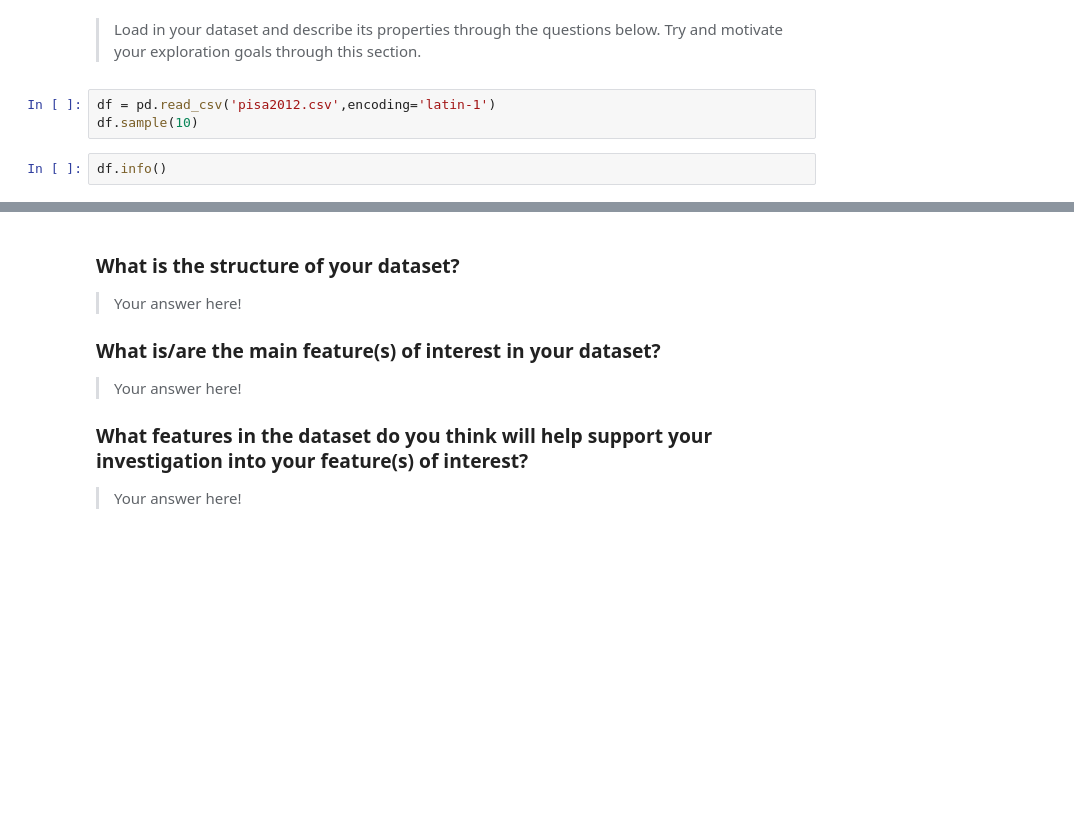
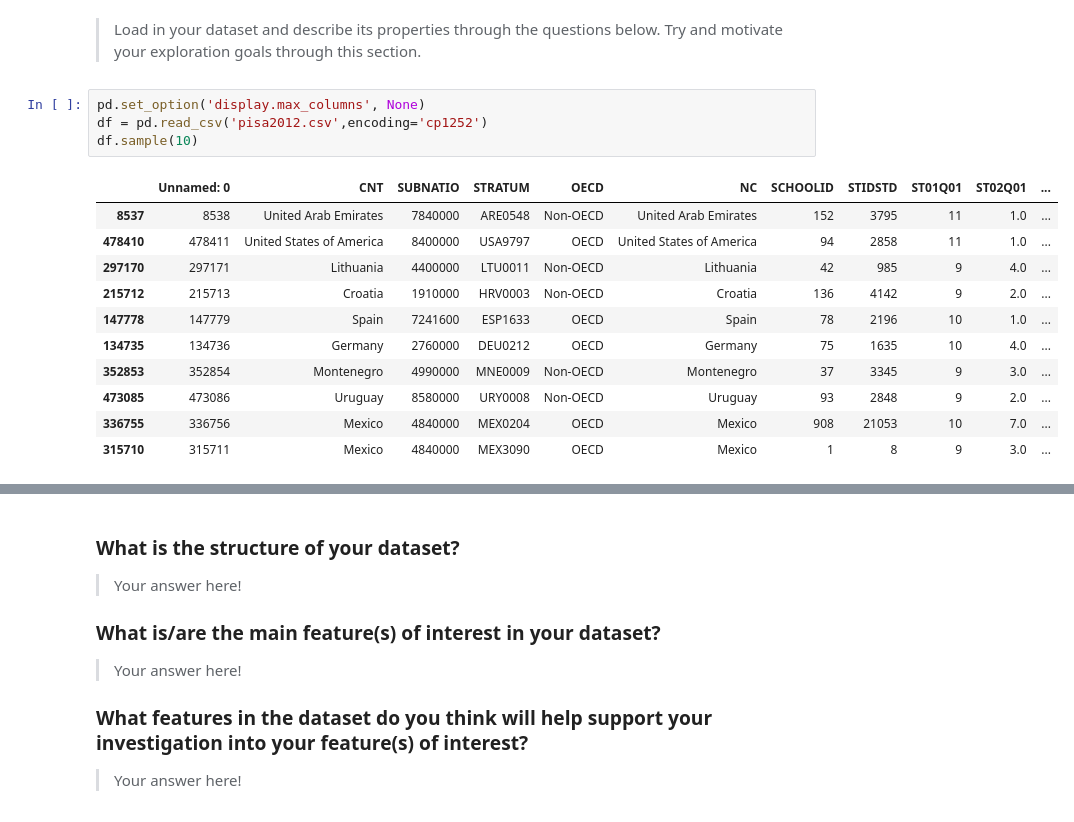
Before and after one commit to gwizamaryse/communicate-data-finding, a Jupyter notebook: exploration_template.ipynb, the cells around one changed output, grey strips where cells are left out. Drawn from its saved outputs; the diff is of its cells as text; blank space fills up the shorter version.

```diff
--- a/exploration_template.ipynb
+++ b/exploration_template.ipynb
@@ -17,7 +17,18 @@ import seaborn as sb
 > Load in your dataset and describe its properties through the questions below.
 Try and motivate your exploration goals through this section.
 # %%
-df = pd.read_csv('pisa2012.csv',encoding='latin-1')
+pd.set_option('display.max_columns', None)
+df = pd.read_csv('pisa2012.csv',encoding='cp1252')
 df.sample(10)
+# %% [output]
+|  | Unnamed: 0 | CNT | SUBNATIO | STRATUM | OECD | NC | SCHOOLID | STIDSTD | ST01Q01 | ST02Q01 | ... |
+| 8537 | 8538 | United Arab Emirates | 7840000 | ARE0548 | Non-OECD | United Arab Emirates | 152 | 3795 | 11 | 1.0 | ... |
+| 478410 | 478411 | United States of America | 8400000 | USA9797 | OECD | United States of America | 94 | 2858 | 11 | 1.0 | ... |
+| 297170 | 297171 | Lithuania | 4400000 | LTU0011 | Non-OECD | Lithuania | 42 | 985 | 9 | 4.0 | ... |
+| 215712 | 215713 | Croatia | 1910000 | HRV0003 | Non-OECD | Croatia | 136 | 4142 | 9 | 2.0 | ... |
+| 147778 | 147779 | Spain | 7241600 | ESP1633 | OECD | Spain | 78 | 2196 | 10 | 1.0 | ... |
+| 134735 | 134736 | Germany | 2760000 | DEU0212 | OECD | Germany | 75 | 1635 | 10 | 4.0 | ... |
+| 352853 | 352854 | Montenegro | 4990000 | MNE0009 | Non-OECD | Montenegro | 37 | 3345 | 9 | 3.0 | ... |
+| 473085 | 473086 | Uruguay | 8580000 | URY0008 | Non-OECD | Uruguay | 93 | 2848 | 9 | 2.0 | ... |
+| 336755 | 336756 | Mexico | 4840000 | MEX0204 | OECD | Mexico | 908 | 21053 | 10 | 7.0 | ... |
+| 315710 | 315711 | Mexico | 4840000 | MEX3090 | OECD | Mexico | 1 | 8 | 9 | 3.0 | ... |
-# %%
-df.info()
```
Also changed, not shown: parts of 3 cells of this notebook, 1 other file.
